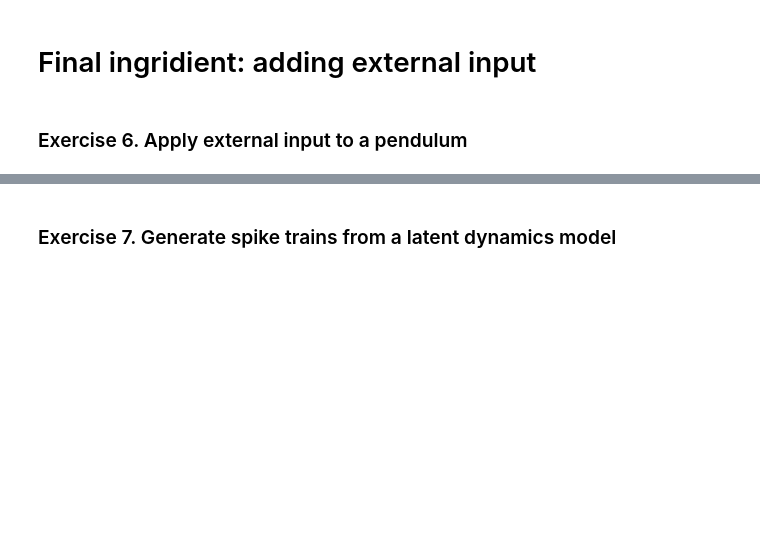
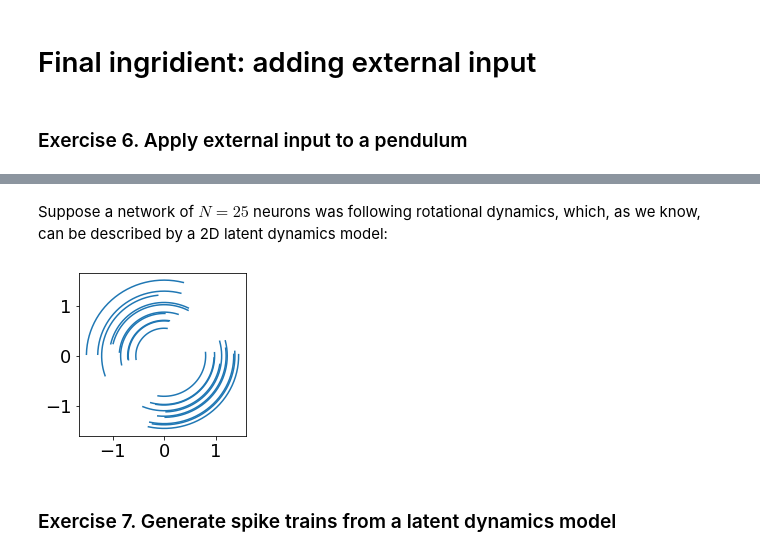
Before and after one commit to NinelK/IMBIZO2024_tutorial, a Jupyter notebook: DS_Tutorial_SOLUTIONS.ipynb, the cells around one changed output, grey strips where cells are left out. Drawn from its saved outputs; the diff is of its cells as text; code cells hidden in the pictures; blank space fills up the shorter version.

Commit message:
add rotational dynamics example

```diff
--- a/DS_Tutorial_SOLUTIONS.ipynb
+++ b/DS_Tutorial_SOLUTIONS.ipynb
@@ -588,2 +606,27 @@ TODO: insert image
+# %% [markdown]
+Suppose a network of $N=25$ neurons was following rotational dynamics, which, as we know, can be described by a 2D latent dynamics model:
+# %%
+A = np.array([[0, 1],
+              [-1, 0]]) # pendulum dynamics
+
+np.random.seed(0)
+n = 10 # number of initial conditions (each, left and right)
+jit_x, jit_y = .2, .2
+jit = np.array([[jit_x,jit_y]]).T # amplitude of jitter in initial conditions
+ICs_left = np.array([[1,0]]).repeat(n,axis=0).T + jit * np.random.randn(2,n)
+ICs_right = np.array([[-1,0]]).repeat(n,axis=0).T + jit * np.random.randn(2,n)
+
+# we will use a function for analytical solution of a dynamical system from Exercise 3
+z0 = np.concatenate([ICs_left,ICs_right],axis=1)
+
+z = np.array([analytical_2D_solution(z0,A,t) for t in np.linspace(0,1.8,30)]) # time x latent_dims x trials
+z = np.einsum('ijk->kij',z) # trials x time x latent_dims
+plt.figure(figsize=(3,3))
+for z_i in z:
+    plt.plot(*z_i.T,c='C0')
+
+# TODO: beautify
+# %% [output]
+[figure, added]
 # %% [markdown]
 ### Exercise 7. Generate spike trains from a latent dynamics model
```
Also changed, not shown: parts of 23 cells of this notebook, 1 other file.
